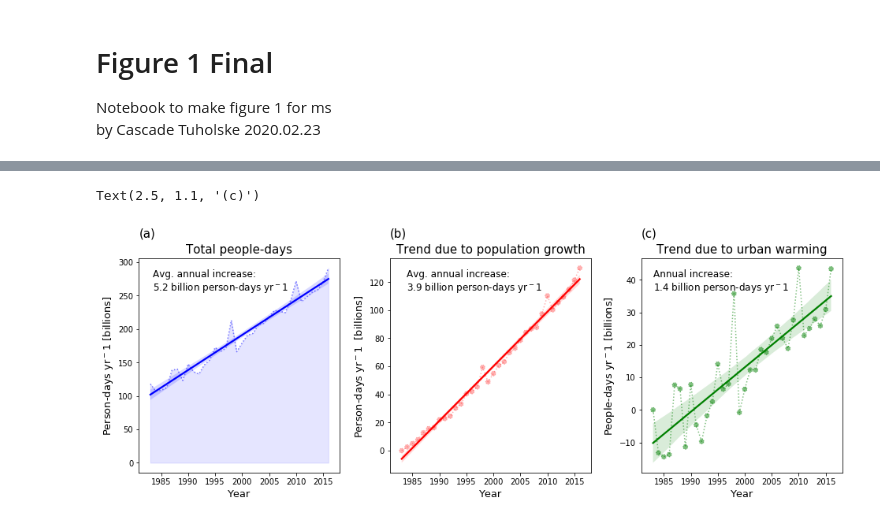
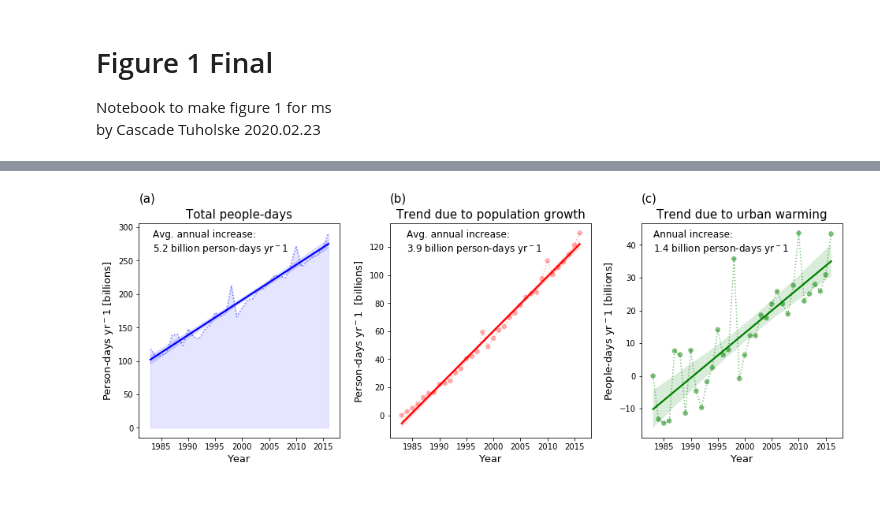
Before and after one commit to ecohydro/GlobalUrbanHeat, a Jupyter notebook: Notebooks/cpt_Fig1_Final.ipynb, the cells around one changed output, grey strips where cells are left out. Saved outputs shown, nothing was run; the diff lists cells and outputs as text; code cells hidden in the pictures.

```diff
--- a/Notebooks/cpt_Fig1_Final.ipynb
+++ b/Notebooks/cpt_Fig1_Final.ipynb
@@ -26,7 +26,7 @@ HI_STATS = pd.read_csv(DATA_IN+FN_IN)
 scale = 10**9
 
 # File out
-FN_OUT = ''
+FN_OUT = 'FIG1-ERA5.png'
 # %%
 # Check it
 HI_STATS.head()
@@ -107,7 +107,7 @@ axs[0].set_xlabel('Year', fontsize = 13)
 coef, r2, p = lm_func(HI_STATS, 'people_days')
 #text = str(round(coef/1000*yr_range, 1))+' B increase in\nperson-days'# ($R^2$=' + str(r2) + ')*'
 text = 'Avg. annual increase:\n'+str(round(coef/10**9, 1))+' billion person-days $yr^-1$'
-axs[0].text(0.07, .85, text, transform=axs[0].transAxes, size=12)
+axs[0].text(0.07, .87, text, transform=axs[0].transAxes, size=12)
 axs[0].text(0.00, 1.1, '(a)', transform=axs[0].transAxes, size=15 )
 
 ## 2 PLOT 2 - People Days delta pop x days
@@ -119,35 +119,34 @@ sns.regplot(years, data, color = color, ax = axs[1], scatter = False, truncate =
 axs[1].set_title('Trend due to population growth', size = 15)
 axs[1].set_ylabel('Person-days $yr^-1$  [billions] ', fontsize = 13)
 axs[1].set_xlabel('Year', fontsize = 13)
 
 # Add text
 coef, r2, p = lm_func(HI_STATS, 'people_days_pop')
 #text = str(round(coef/1000*yr_range, 1))+' B increase in\nperson-days'# ($R^2$=' + str(r2) + ')*'
 text = 'Avg. annual increase:\n'+str(round(coef/10**9, 1))+' billion person-days $yr^-1$'
-axs[1].text(1.25+.08, .85, text, transform=axs[0].transAxes, size=12)
+axs[1].text(1.25+.08, .87, text, transform=axs[0].transAxes, size=12)
 axs[1].text(1.25, 1.1, '(b)', transform=axs[0].transAxes, size=15 )
 
 ## PLOT 3 - People Days due to heat
 color = 'green'
 data = HI_STATS.groupby('year')['people_days_heat'].sum() / scale
 pdays83 = data.get(data.index[0])
 data = data - pdays83
 years = list(data.index)
 axs[2].scatter(years, data, color = color, linestyle = ':', alpha = 0.5)
 axs[2].plot(data, color = color, linestyle = ':', alpha = 0.5)
 sns.regplot(years, data, color = color, ax = axs[2], scatter = False, truncate = True)
 axs[2].set_title('Trend due to urban warming', size = 15)
 axs[2].set_xlabel('Year', fontsize = 13)
 axs[2].set_ylabel('People-days $yr^-1$ [billions]', fontsize = 13)
 
 # Add text
 coef, r2, p = lm_func(HI_STATS, 'people_days_heat')
 text = 'Annual increase:\n'+str(round(coef/10**9, 1))+' billion person-days $yr^-1$'
-axs[2].text(1.25*2-0.04+.1, .85, text, transform=axs[0].transAxes, size=12,);
+axs[2].text(1.25*2-0.04+.1, .87, text, transform=axs[0].transAxes, size=12,);
 axs[1].text(1.25*2, 1.1, '(c)', transform=axs[0].transAxes, size=15 )
 
 # save it out
-#plt.savefig(FIG_OUT+FN_OUT, dpi = 300, bbox_inches='tight')
+plt.savefig(FIG_OUT+FN_OUT, dpi = 300, bbox_inches='tight')
 # %% [output]
-Text(2.5, 1.1, '(c)')
-[figure, old version]
+[figure, new version]
```
Also changed, not shown: parts of 2 cells of this notebook, 2 other files.
